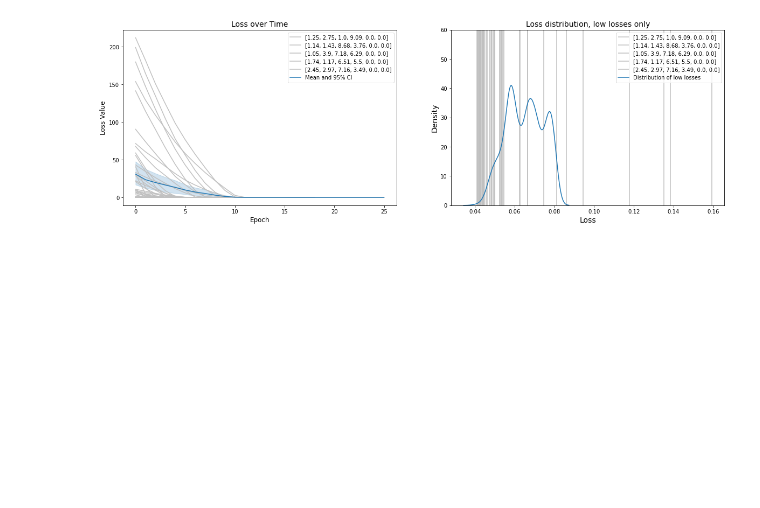
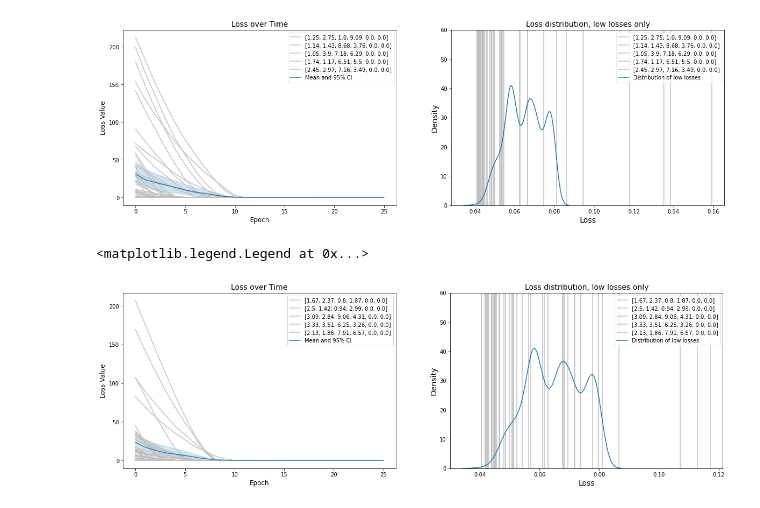
Before and after one commit to cjmerzbacher/msc-thesis, a Jupyter notebook: initialization_experiments/init_exp_dc.ipynb, the cells around one changed output. Cells and saved outputs as stored; diff of their text form; code cells hidden in the pictures; blank space fills up the shorter version.

```diff
--- a/initialization_experiments/init_exp_dc.ipynb
+++ b/initialization_experiments/init_exp_dc.ipynb
@@ -23,7 +23,7 @@ def solve_point(x):
 
     def dual_control_sundials(t, y, ydot):
         kc=12.; km=10.; lam=1.93E-4; Vin=1.; e0=0.0467
-        ydot[0] = Vin - lam*y[0] - e0*nonlinearity(y[0], kc, km) - lam*y[1]
+        ydot[0] = Vin - lam*y[0] - e0*nonlinearity(y[0], kc, km)
         ydot[1] = y[2]*nonlinearity(y[0], kc, km) - y[3]*nonlinearity(y[1], kc, km) - lam*y[1]
         ydot[2] = repression(y[1], k1, theta1, n1) - lam*y[2]
         ydot[3] = activation(y[1], k2, theta2, n2) - lam*y[3]
@@ -357,2 +316,60 @@ fig.savefig('init_losses_dc_n50.png')
 # %% [output]
 [figure]
+# %%
+true_landscape = pd.read_csv('../6d_loss_landscape/6d_landscape_sundials.csv')
+
+landscape = true_landscape.loc[true_landscape.theta1 != 100].loc[true_landscape.theta2 != 100]
+min_loss = landscape.loss.min()
+tolerance = 0.04
+
+low_loss = landscape.loc[landscape.loss < min_loss + tolerance]
+min_loss_landscape = landscape.loc[landscape.loss == min_loss]
+
+ci_losses = []
+ci_epochs = []
+for df in list_of_results:
+    loss = df.loss.to_list()
+    epochs = df.index.to_list()
+    ci_losses = ci_losses + loss
+    ci_epochs = ci_epochs + epochs
+ci_df = pd.DataFrame({'loss': ci_losses, 'epoch':ci_epochs})
+
+fig, axs = plt.subplots(1, 2, figsize=(20, 6))
+
+endpoint = 'Loss over Time'
+ax = axs[0]
+for i in range(len(list_of_results)):
+    df = list_of_results[i]
+    if i % 10 == 0:
+        ax.plot(df.loss, color='silver', label=str(list(np.around(ics[i],2))))
+    else:
+        ax.plot(df.loss, color='silver')
+sns.lineplot(data=ci_df, x="epoch", y="loss", label='Mean and 95% CI',ax=ax)
+ax.legend()
+ax.set_title(f'{endpoint}', fontsize=14)
+ax.set_xlabel('Epoch', fontsize=12)
+ax.set_ylabel('Loss Value', fontsize=12)
+
+
+endpoint = 'Loss distribution, low losses only'
+ax = axs[1]
+for i in range(len(list_of_results)):
+    df = list_of_results[i]
+    if i % 10 == 0:
+        ax.vlines(df.loss.to_list()[-1], 0, 200, color='silver', label=str(list(np.around(ics[i],2))))
+    else:
+        ax.vlines(df.loss.to_list()[-1], 0, 200, color='silver')
+
+
+
+sns.kdeplot(low_loss.loss, ax=ax, label='Distribution of low losses')
+
+ax.set_ylim([0, 60])
+ax.set_title(f'{endpoint}', fontsize=14)
+ax.set_xlabel('Loss', fontsize=14)
+ax.set_ylabel('Density', fontsize=14)
+ax.legend()
+#fig.savefig('init_losses_dc_n50.png')
+# %% [output]
+<matplotlib.legend.Legend at 0x...>
+[figure, added]
```
Also changed, not shown: parts of 3 cells of this notebook, 28 other files.
